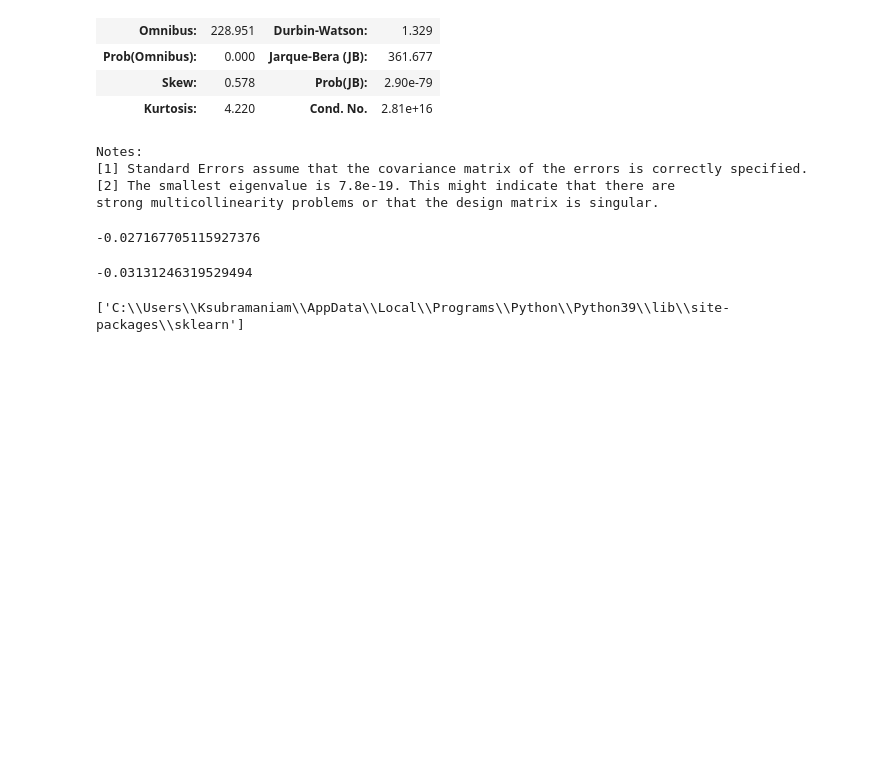
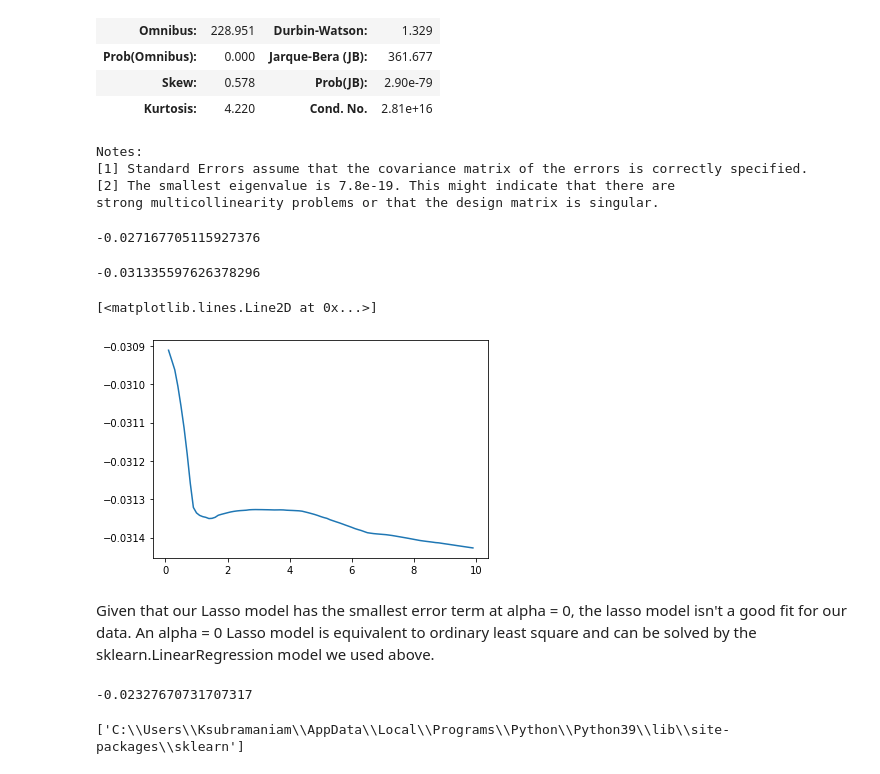
Before and after one commit to kuruparans/covid19-vaccine-hesitancy-analysis, a Jupyter notebook: statistical-modelling.ipynb, the cells around one changed output. Drawn from its saved outputs; the diff is of its cells as text; code cells hidden in the pictures; blank space fills up the shorter version.

Commit message:
Add Random Forest model

```diff
--- a/statistical-modelling.ipynb
+++ b/statistical-modelling.ipynb
@@ -250,13 +254,31 @@ np.mean(linear_cross_val_scores)
 # %%
 lasso = Lasso()
 lasso.fit(X_train, y_train)
-lasso_cross_val_scores = cross_val_score(lasso, X_train, y_train, scoring='neg_mean_absolute_error', cv=10)
-np.mean(lasso_cross_val_scores)
-# alpha = []
-# error = []
-# for i in range(1, 100)
+lasso_cross_val_scores = cross_val_score(lasso, X_train, y_train, scoring='neg_mean_absolute_error')
+print(np.mean(lasso_cross_val_scores))
+
+alpha = []
+error = []
+for i in range(1, 100):
+    alpha_i = i/10
+    alpha.append(alpha_i)
+    lasso_i = Lasso(alpha=alpha_i)
+    error.append(np.mean(cross_val_score(lasso_i, X_train, y_train, scoring='neg_mean_absolute_error')))
+
+plt.plot(alpha, error)
 # %% [output]
--0.03131246319529494
+-0.031335597626378296
+[<matplotlib.lines.Line2D at 0x...>]
+[figure, added]
+# %% [markdown]
+Given that our Lasso model has the smallest error term at alpha = 0, the lasso model isn't a good fit for our data. An alpha = 0 Lasso model is equivalent to ordinary least square and can be solved by the sklearn.LinearRegression model we used above.
+# %%
+from sklearn.ensemble import RandomForestRegressor
+random_forest = RandomForestRegressor()
+
+np.mean(cross_val_score(random_forest, X_train, y_train, scoring='neg_mean_absolute_error'))
+# %% [output]
+-0.02327670731707317
 # %%
 import lazypredict
 # from lazypredict.Supervised import LazyRegressor, LazyClassifier
```
Also changed, not shown: parts of 1 cell of this notebook.
